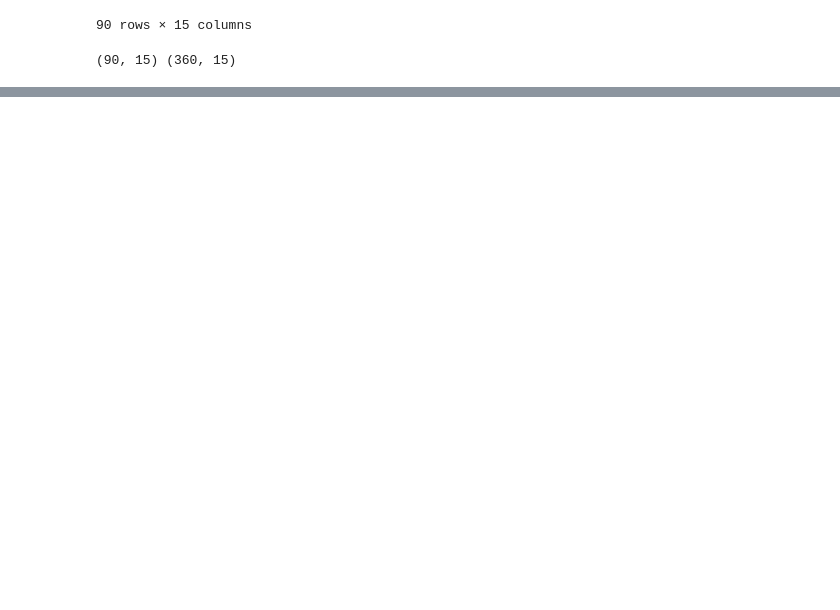
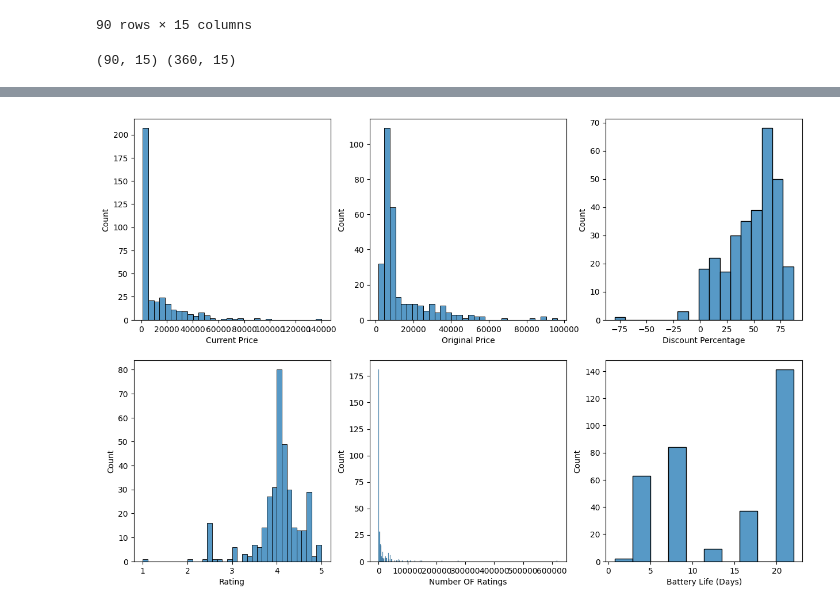
Before and after one commit to moronjie/watch_price_ml_project, a Jupyter notebook: main.ipynb, the cells around one changed output, grey strips where cells are left out. Drawn from its saved outputs; the diff is of its cells as text; code cells hidden in the pictures; blank space fills up the shorter version.

```diff
--- a/main.ipynb
+++ b/main.ipynb
@@ -77,3 +79,6 @@ test_df
 print(test_df.shape, train_df.shape)
 # %% [output]
 (90, 15) (360, 15)
+# %%
+test_df = test_df.reset_index()
+train_df = train_df.reset_index()
@@ -79,0 +145,7 @@ print(test_df.shape, train_df.shape)
+# %%
+numerical_col = [x for x in train_df.columns if train_df[x].dtypes != 'object']
+continous_cols = [x for x in train_df.columns if train_df[x].dtype == 'object']
+# %%
+numerical_data = train_df[numerical_col]
+numerical_data.drop(columns=['index'], inplace=True)
+numerical_data.head()
@@ -79,0 +173,12 @@ print(test_df.shape, train_df.shape)
+# %%
+fig, axes = plt.subplots(2, 3, figsize=(15,10))
+
+for i, column in enumerate(numerical_data):
+    row = i // 3
+    col = i % 3
+    ax = axes[row, col]
+    sns.histplot(data = train_df[column], ax=ax)
+
+plt.show()
+# %% [output]
+[figure, added]
```
Also changed, not shown: parts of 10 cells of this notebook.
